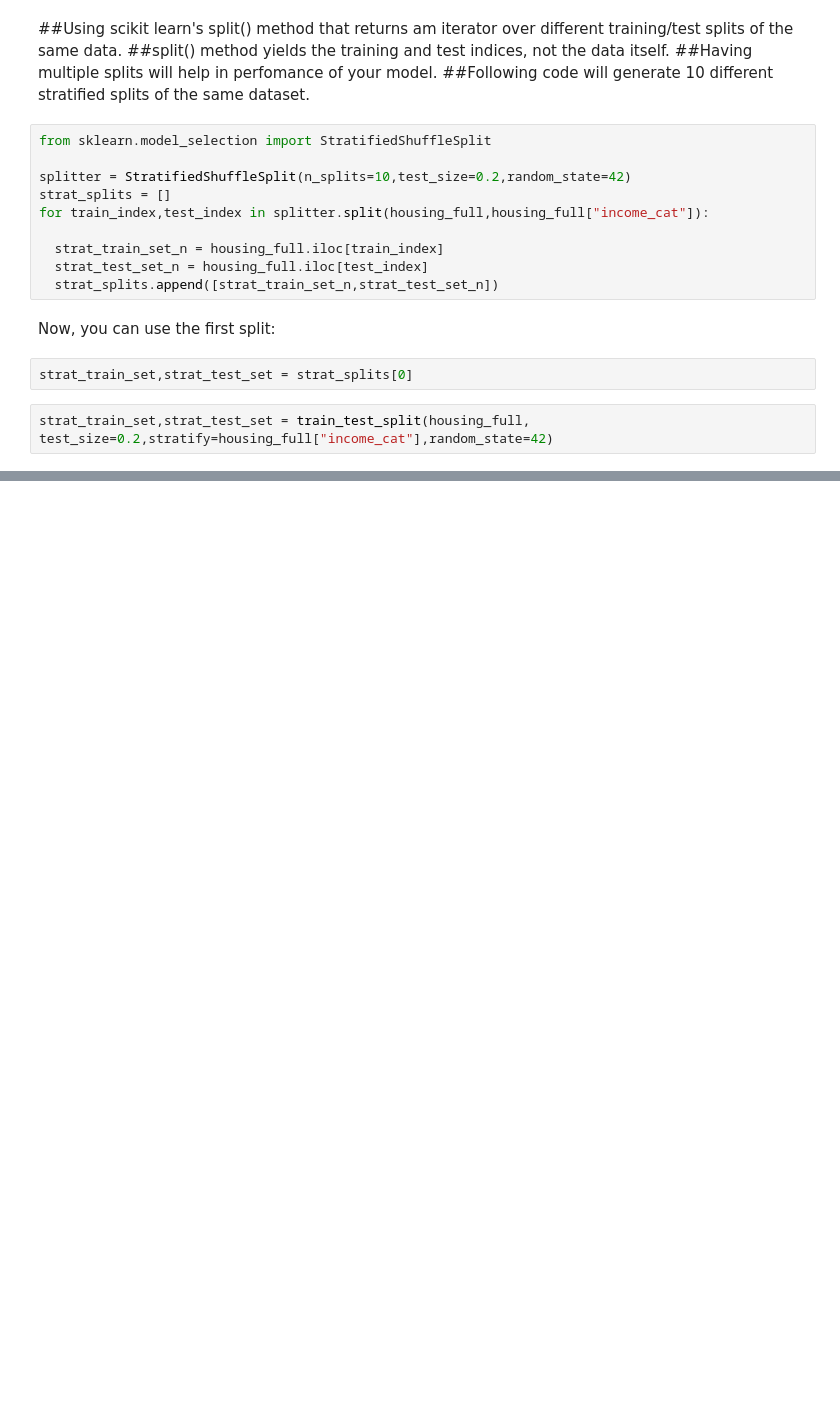
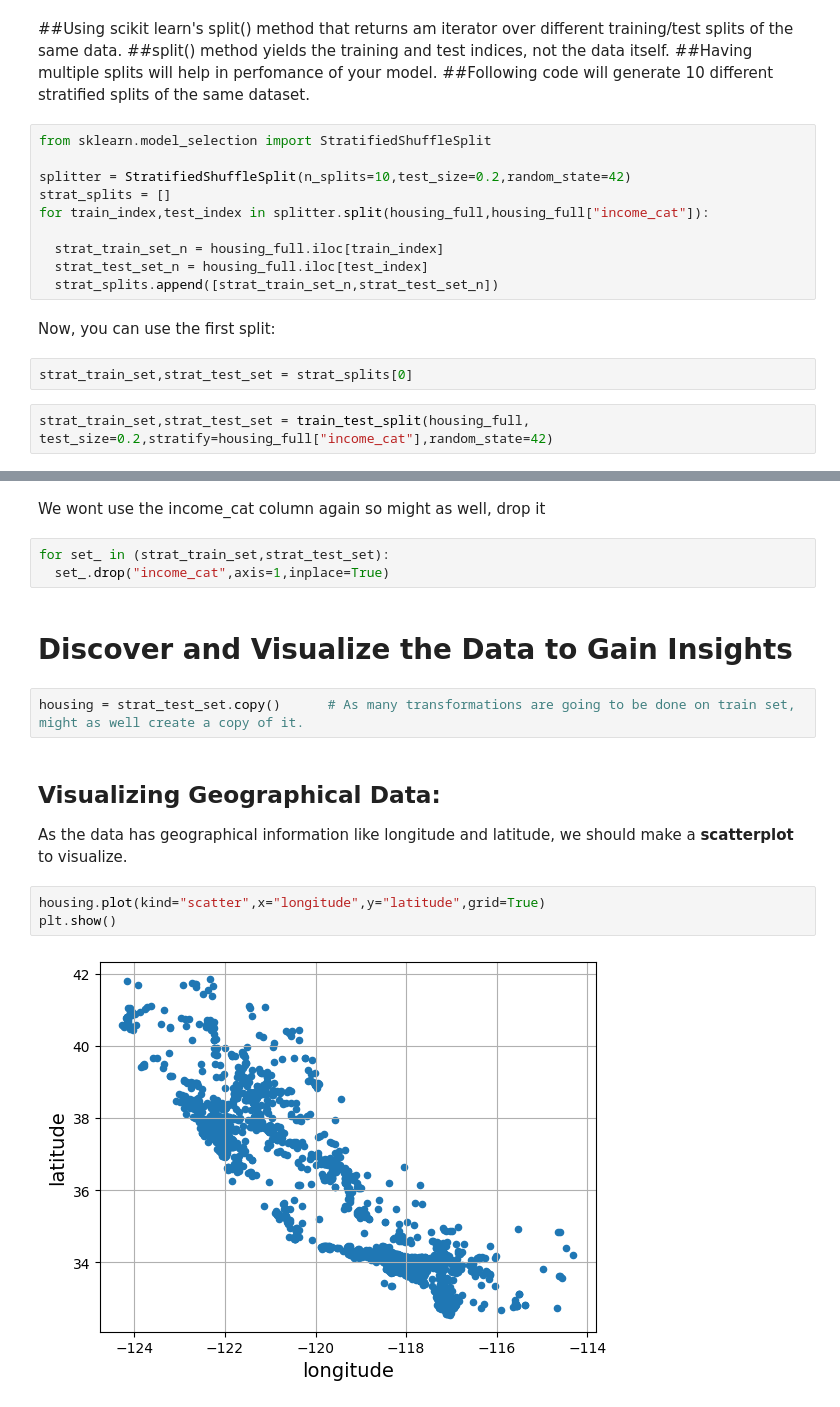
Before and after one commit to sonalsinghk/HandsOnML, a Jupyter notebook: 2_end_to_end_ml_sonal.ipynb, the cells around one changed output, grey strips where cells are left out. Cells and saved outputs as stored; diff of their text form; blank space fills up the shorter version.

```diff
--- a/2_end_to_end_ml_sonal.ipynb
+++ b/2_end_to_end_ml_sonal.ipynb
@@ -200,0 +240,18 @@ strat_test_set["income_cat"].value_counts() / len(strat_test_set)
+# %% [markdown]
+We wont use the income_cat column again so might as well, drop it
+# %%
+for set_ in (strat_train_set,strat_test_set):
+  set_.drop("income_cat",axis=1,inplace=True)
+# %% [markdown]
+# Discover and Visualize the Data to Gain Insights
+# %%
+housing = strat_test_set.copy()      # As many transformations are going to be done on train set, might as well create a copy of it.
+# %% [markdown]
+## Visualizing Geographical Data:
+
+As the data has geographical information like longitude and latitude, we should make a **scatterplot** to visualize.
+# %%
+housing.plot(kind="scatter",x="longitude",y="latitude",grid=True)
+plt.show()
+# %% [output]
+[figure, added]
```
Also changed, not shown: parts of 23 cells of this notebook.
